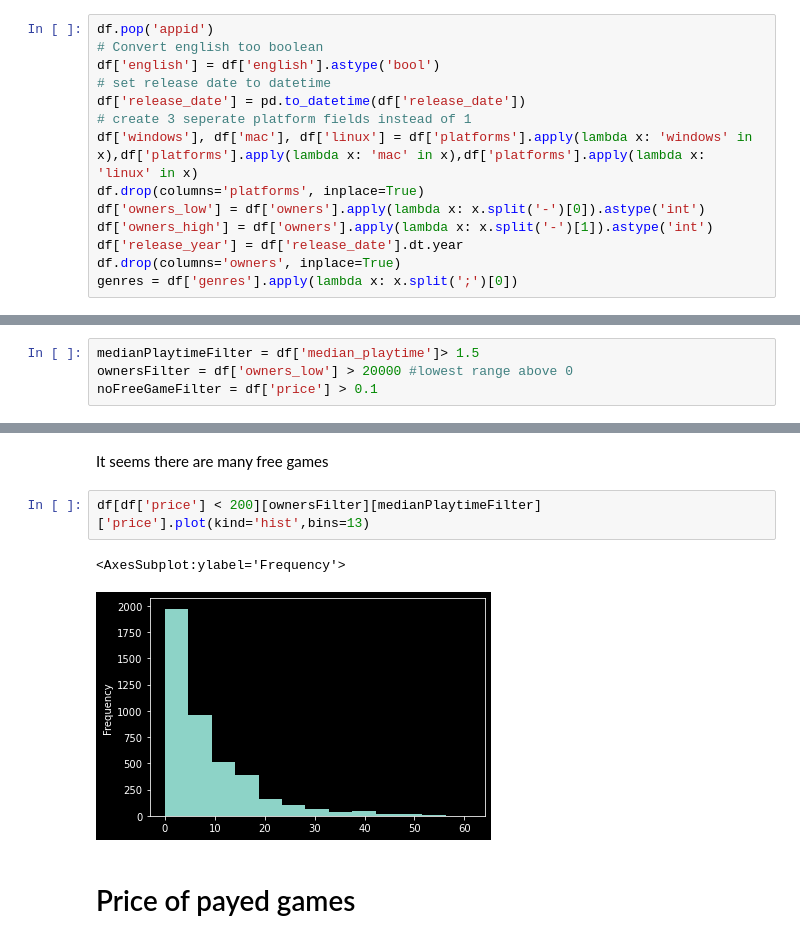
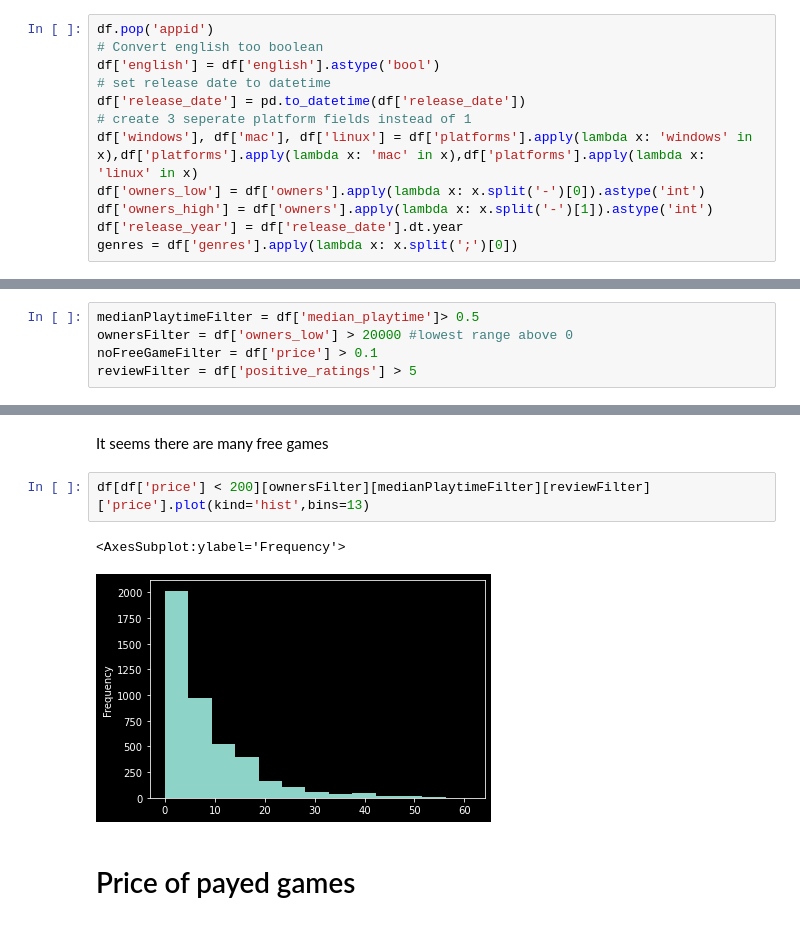
Before and after one commit to TeaDrinkingProgrammer/data-science, a Jupyter notebook: assignment 6.ipynb, the cells around one changed output, grey strips where cells are left out. Cells and saved outputs as stored; diff of their text form.

```diff
--- a/assignment 6.ipynb
+++ b/assignment 6.ipynb
@@ -12,11 +12,9 @@ df['english'] = df['english'].astype('bool')
 df['release_date'] = pd.to_datetime(df['release_date'])
 # create 3 seperate platform fields instead of 1
 df['windows'], df['mac'], df['linux'] = df['platforms'].apply(lambda x: 'windows' in x),df['platforms'].apply(lambda x: 'mac' in x),df['platforms'].apply(lambda x: 'linux' in x)
-df.drop(columns='platforms', inplace=True)
 df['owners_low'] = df['owners'].apply(lambda x: x.split('-')[0]).astype('int')
 df['owners_high'] = df['owners'].apply(lambda x: x.split('-')[1]).astype('int')
 df['release_year'] = df['release_date'].dt.year
-df.drop(columns='owners', inplace=True)
 genres = df['genres'].apply(lambda x: x.split(';')[0])
 # %%
 df.info()
@@ -41,9 +39,10 @@ memory usage: 3.4+ MB
 # %% [markdown]
 The median and owners filter are to make sure that games that nobody playes are excluded to get a more accurate representation of games
 # %%
-medianPlaytimeFilter = df['median_playtime']> 1.5
+medianPlaytimeFilter = df['median_playtime']> 0.5
 ownersFilter = df['owners_low'] > 20000 #lowest range above 0
 noFreeGameFilter = df['price'] > 0.1
+reviewFilter = df['positive_ratings'] > 5
 # %% [markdown]
 Boxplot doesn't work, as a lot of games are free
 # %%
@@ -82,10 +81,10 @@ df[medianPlaytimeFilter].sort_values('price',ascending=False).head(10)
 # %% [markdown]
 It seems there are many free games
 # %%
-df[df['price'] < 200][ownersFilter][medianPlaytimeFilter]['price'].plot(kind='hist',bins=13)
+df[df['price'] < 200][ownersFilter][medianPlaytimeFilter][reviewFilter]['price'].plot(kind='hist',bins=13)
 # %% [output]
 <AxesSubplot:ylabel='Frequency'>
-[figure, old version]
+[figure, new version]
 # %% [markdown]
 # Price of payed games
 # %%
```
Also changed, not shown: parts of 3 cells of this notebook, 5 other files.
